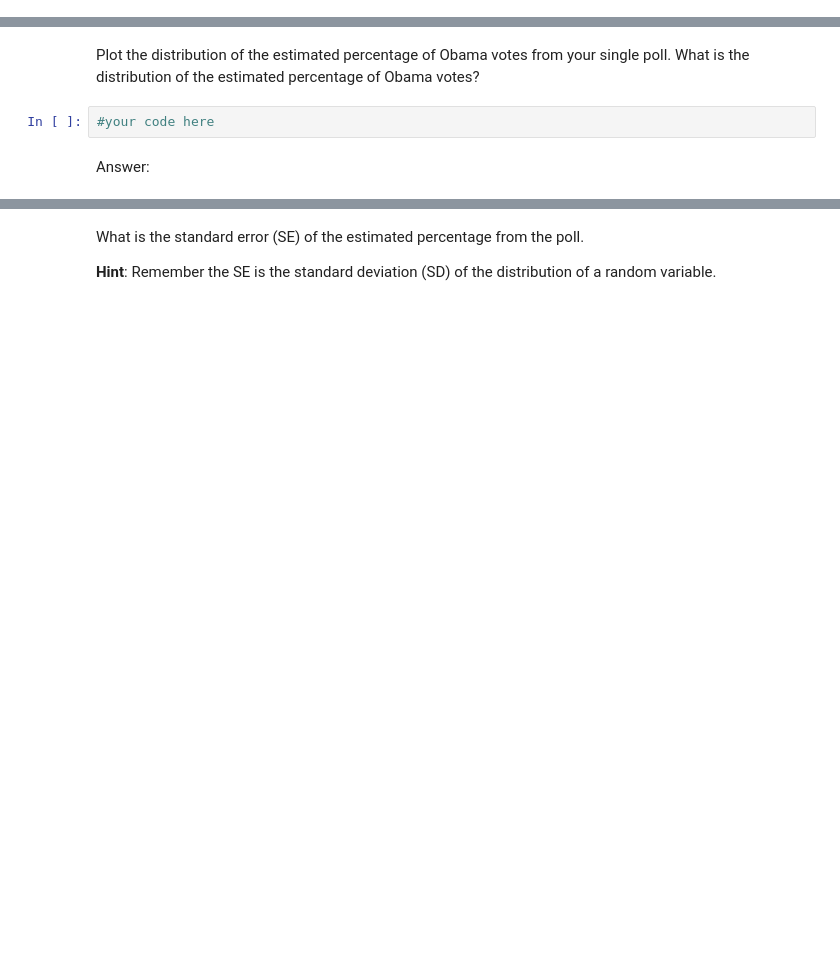
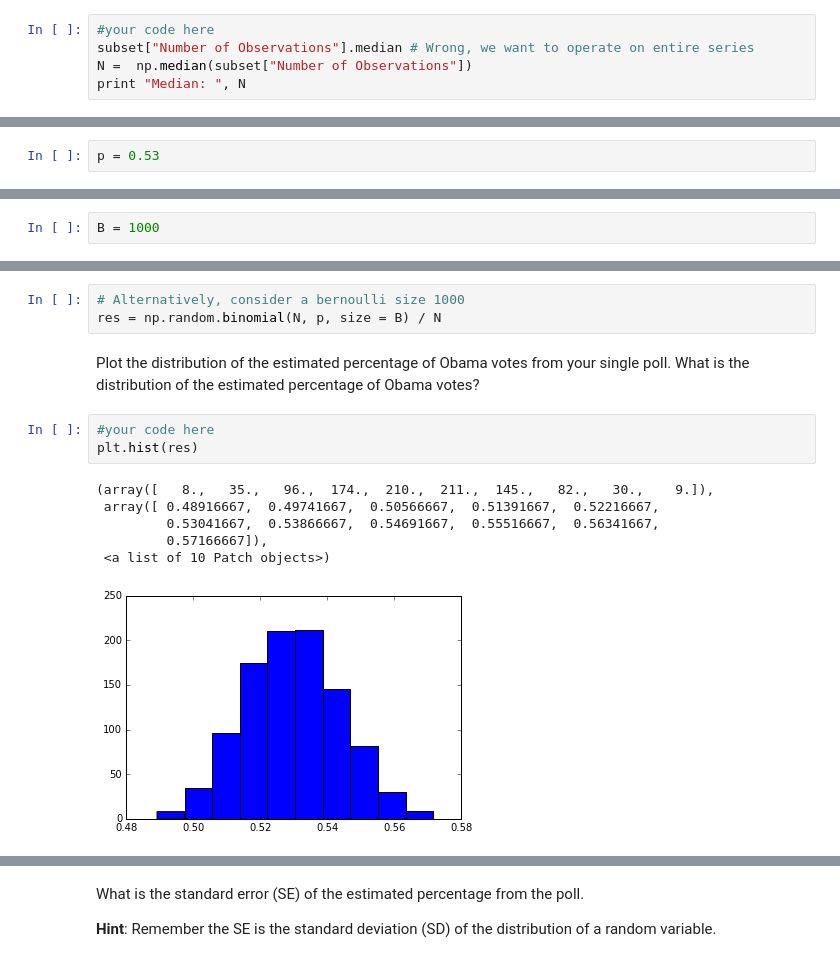
Before and after one commit to suyashSax/CS-109, a Jupyter notebook: Week 5/HW 2.ipynb, the cells around one changed output, grey strips where cells are left out. Drawn from its saved outputs; the diff is of its cells as text; blank space fills up the shorter version.

```diff
--- a/Week 5/HW 2.ipynb
+++ b/Week 5/HW 2.ipynb
@@ -348,0 +391,5 @@ Answer:
+# %%
+#your code here
+subset["Number of Observations"].median # Wrong, we want to operate on entire series
+N =  np.median(subset["Number of Observations"])
+print "Median: ", N
@@ -352,5 +401,7 @@ Answer:
 Using the median sample size $N$ from Problem 1(a), simulate the results from a single poll:  simulate the number of votes for Obama out of a sample size $N$ where $p$ = 0.53 is the percent of voters who are voting for Obama.
 
 **Hint**: Use the binomial distribution with parameters $N$ and $p$ = 0.53.
+# %%
+p = 0.53
 # %%
 #your code here
@@ -362,0 +415,2 @@ Now, perform a Monte Carlo simulation to obtain the estimated percentage of Obam
+# %%
+B = 1000
@@ -363,6 +422,15 @@ Now, perform a Monte Carlo simulation to obtain the estimated percentage of Obam
+# %%
+# Alternatively, consider a bernoulli size 1000
+res = np.random.binomial(N, p, size = B) / N
 # %% [markdown]
 Plot the distribution of the estimated percentage of Obama votes from your single poll. What is the distribution of the estimated percentage of Obama votes?
 # %%
 #your code here
+plt.hist(res)
+# %% [output]
+(array([   8.,   35.,   96.,  174.,  210.,  211.,  145.,   82.,   30.,    9.]),
+ array([ 0.48916667,  0.49741667,  0.50566667,  0.51391667,  0.52216667,
+         0.53041667,  0.53866667,  0.54691667,  0.55516667,  0.56341667,
+         0.57166667]),
+ <a list of 10 Patch objects>)
+[figure, added]
-# %% [markdown]
-Answer:
```
Also changed, not shown: parts of 81 cells of this notebook.
